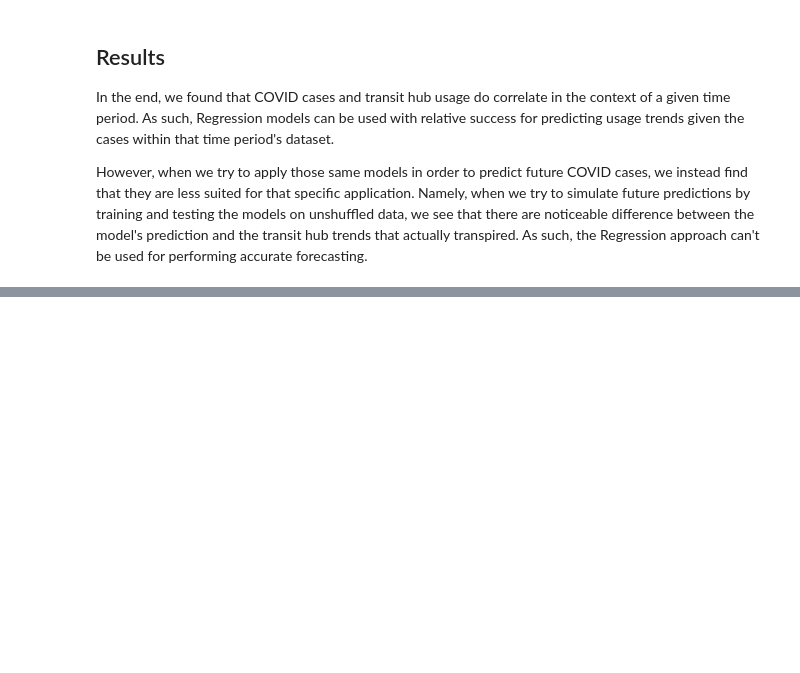
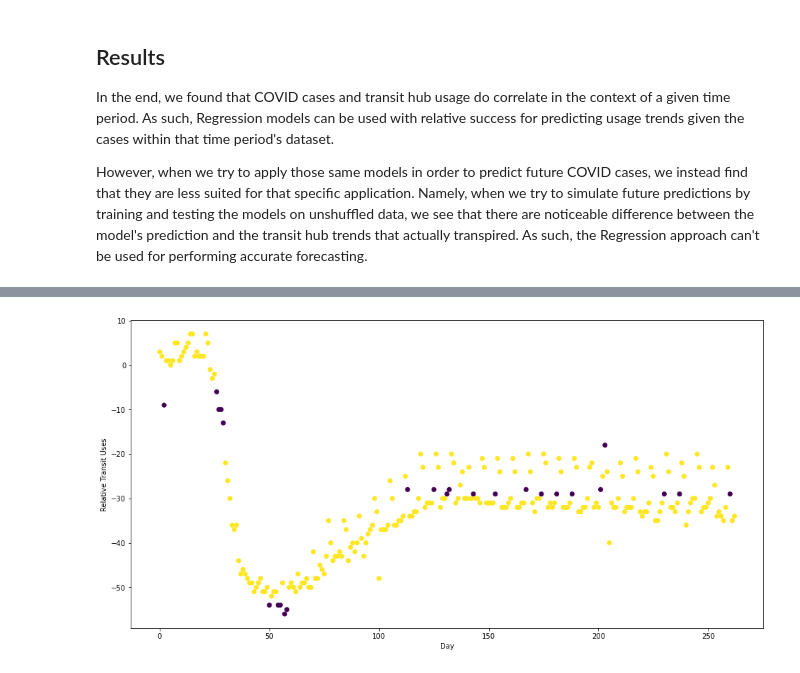
Before and after one commit to mbechtel2/EECS731-GroupProject, a Jupyter notebook: notebooks/TravelingWithConfidence.ipynb, the cells around one changed output, grey strips where cells are left out. Saved outputs shown, nothing was run; the diff lists cells and outputs as text; code cells hidden in the pictures; blank space fills up the shorter version.

```diff
--- a/notebooks/TravelingWithConfidence.ipynb
+++ b/notebooks/TravelingWithConfidence.ipynb
@@ -312,0 +366,12 @@ However, when we try to apply those same models in order to predict future COVID
+# %%
+plt.clf()
+localOutlier = LocalOutlierFactor()
+local_pred = localOutlier.fit_predict(daily_transits["Transits"].values.reshape(-1,1))
+x_range = range(len(daily_transits["Transits"]))
+plt.scatter(x_range, daily_transits["Transits"], c=local_pred)
+plt.xlabel("Day")
+plt.ylabel("Relative Transit Uses")
+plt.gcf().set_size_inches((16.0,8.0), forward=False)
+plt.savefig("{}/AnomalyDetection_LocalOutlier.png".format(foldername), bbox_inches='tight', dpi=100)
+# %% [output]
+[figure, added]
```
Also changed, not shown: parts of 16 cells of this notebook, 1 other file.
